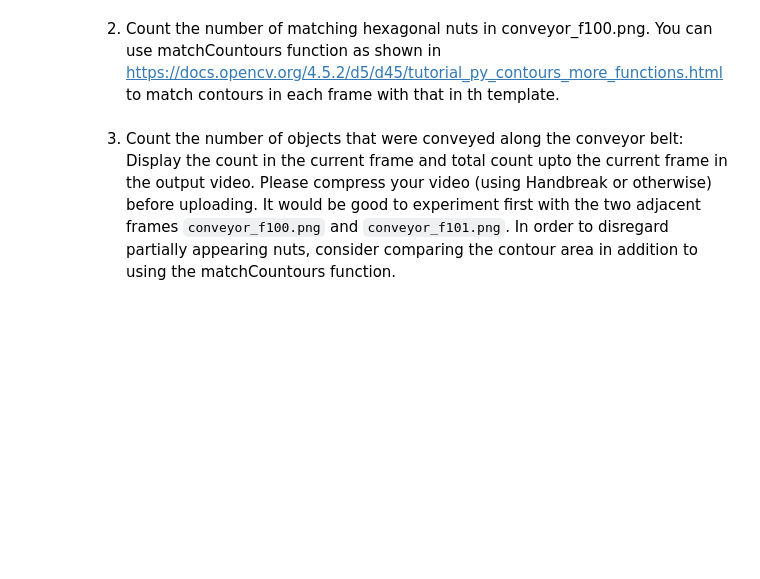
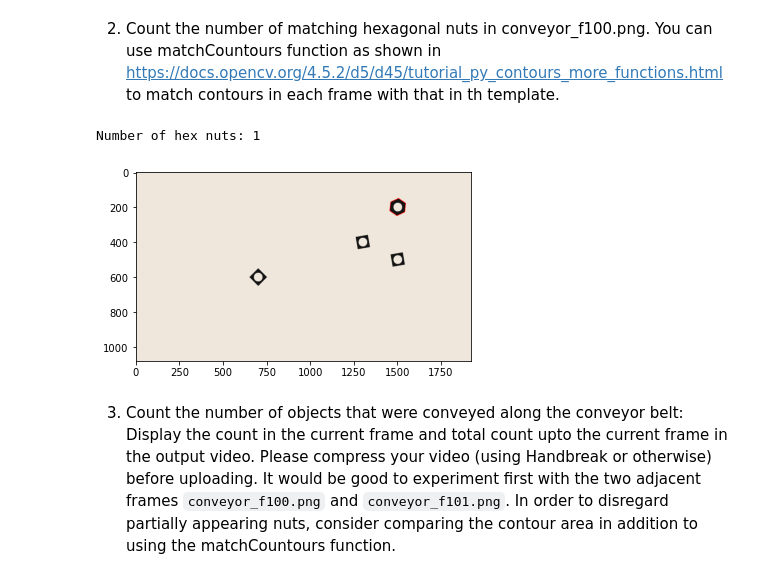
Before and after one commit to Avishka-Perera/UoM-S4-EN2550-Assignments, a Jupyter notebook: Answers/Assignment-3/assignment-3.ipynb, the cells around one changed output. Cells and saved outputs as stored; diff of their text form; code cells hidden in the pictures; blank space fills up the shorter version.

```diff
--- a/Answers/Assignment-3/assignment-3.ipynb
+++ b/Answers/Assignment-3/assignment-3.ipynb
@@ -168,5 +168,27 @@ cv.destroyAllWindows()
 Can't receive frame (stream end?). Exiting.
 # %% [markdown]
 2. Count the number of matching hexagonal nuts in conveyor_f100.png. You can use matchCountours function as shown in [https://docs.opencv.org/4.5.2/d5/d45/tutorial_py_contours_more_functions.html](https://docs.opencv.org/4.5.2/d5/d45/tutorial_py_contours_more_functions.html) to match contours in each frame with that in th template.
+# %%
+belt = cv.imread('assets/conveyor_f100.png', cv.IMREAD_COLOR)
+belt_gray = cv.cvtColor(belt, cv.COLOR_BGR2GRAY)
+ret_belt, th_belt = cv.threshold(belt_gray, 0, 255, cv.THRESH_BINARY_INV + cv.THRESH_OTSU)
+closed_belt = cv.morphologyEx(th_belt, cv.MORPH_CLOSE, kernel)
+belt_contours, belt_hierarchy = cv.findContours(closed_belt,2,1)
+
+belt_disp = belt.copy()
+err_thresh = 1e-4
+detected_count = 0
+for i in range(len(belt_contours)):
+    ret = cv.matchShapes(hex_contours[0],belt_contours[i],1,0.0)
+    if ret < err_thresh:
+        cv.drawContours(belt_disp, belt_contours, 6, (0,0,255), 2)
+        detected_count += 1
+
+plt.imshow(cv.cvtColor(belt_disp, cv.COLOR_BGR2RGB))
+print(f"Number of hex nuts: {detected_count}")
+plt.show()
+# %% [output]
+Number of hex nuts: 1
+[figure, added]
 # %% [markdown]
 3. Count the number of objects that were conveyed along the conveyor belt: Display the count in the current frame and total count upto the current frame in the output video. Please compress your video (using Handbreak or otherwise) before uploading. It would be good to experiment first with the two adjacent frames `conveyor_f100.png` and `conveyor_f101.png`. In order to disregard partially appearing nuts, consider comparing the contour area in addition to using the matchCountours function.
```
Also changed, not shown: parts of 4 cells of this notebook.
